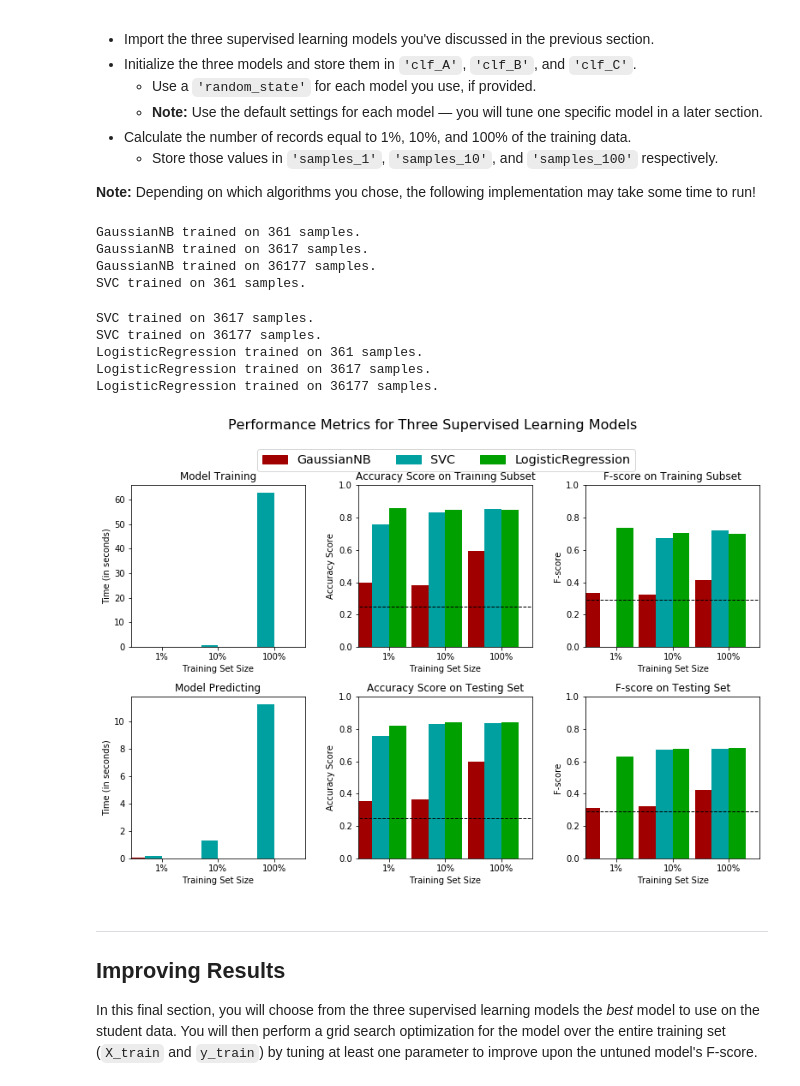
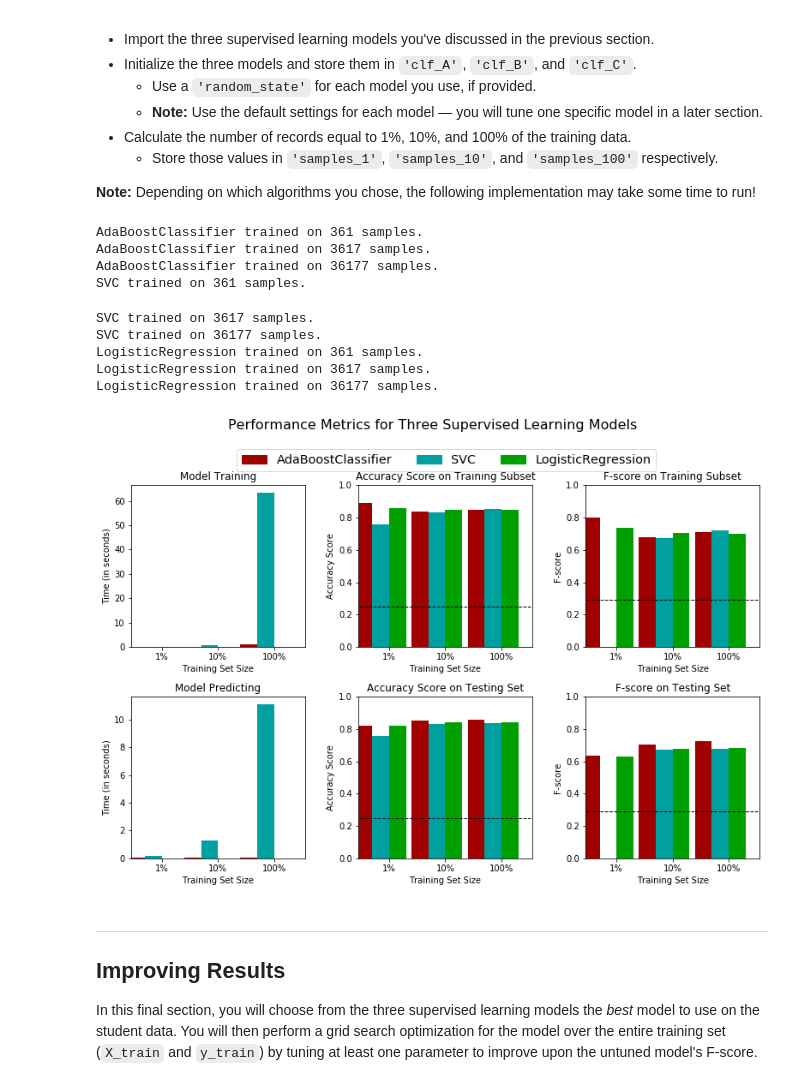
Before and after one commit to patchbear/Udacity-machine-learning-projects, a Jupyter notebook: finding_donors/finding_donors.ipynb, the cells around one changed output. Saved outputs shown, nothing was run; the diff lists cells and outputs as text; code cells hidden in the pictures.

```diff
--- a/finding_donors/finding_donors.ipynb
+++ b/finding_donors/finding_donors.ipynb
@@ -386,45 +395,46 @@ In the code cell, you will need to implement the following:
 **Note:** Depending on which algorithms you chose, the following implementation may take some time to run!
 # %%
 # TODO: Import the three supervised learning models from sklearn
-from sklearn.naive_bayes import GaussianNB
+#from sklearn.naive_bayes import GaussianNB
+from sklearn.ensemble import AdaBoostClassifier as ABC
 from sklearn.svm import SVC
 from sklearn.linear_model import LogisticRegression
 
 # TODO: Initialize the three models
-clf_A = GaussianNB()
+clf_A = ABC(random_state=42)
 clf_B = SVC(random_state=42)
 clf_C = LogisticRegression(random_state=42)
 
 # TODO: Calculate the number of samples for 1%, 10%, and 100% of the training data
 # HINT: samples_100 is the entire training set i.e. len(y_train)
 # HINT: samples_10 is 10% of samples_100 (ensure to set the count of the values to be `int` and not `float`)
 # HINT: samples_1 is 1% of samples_100 (ensure to set the count of the values to be `int` and not `float`)
 samples_100 = len(y_train)
 samples_10 = int(len(y_train)/10)
 samples_1 = int(len(y_train)/100)
 
 # Collect results on the learners
 results = {}
 for clf in [clf_A, clf_B, clf_C]:
     clf_name = clf.__class__.__name__
     results[clf_name] = {}
     for i, samples in enumerate([samples_1, samples_10, samples_100]):
         results[clf_name][i] = \
         train_predict(clf, samples, X_train, y_train, X_test, y_test)
 
 # Run metrics visualization for the three supervised learning models chosen
 vs.evaluate(results, accuracy, fscore)
 # %% [output]
-GaussianNB trained on 361 samples.
-GaussianNB trained on 3617 samples.
-GaussianNB trained on 36177 samples.
+AdaBoostClassifier trained on 361 samples.
+AdaBoostClassifier trained on 3617 samples.
+AdaBoostClassifier trained on 36177 samples.
 SVC trained on 361 samples.
 SVC trained on 3617 samples.
 SVC trained on 36177 samples.
 LogisticRegression trained on 361 samples.
 LogisticRegression trained on 3617 samples.
 LogisticRegression trained on 36177 samples.
-[figure, old version]
+[figure, new version]
 # %% [markdown]
 ----
 ## Improving Results
```
Also changed, not shown: parts of 12 cells of this notebook, 2 other files.
